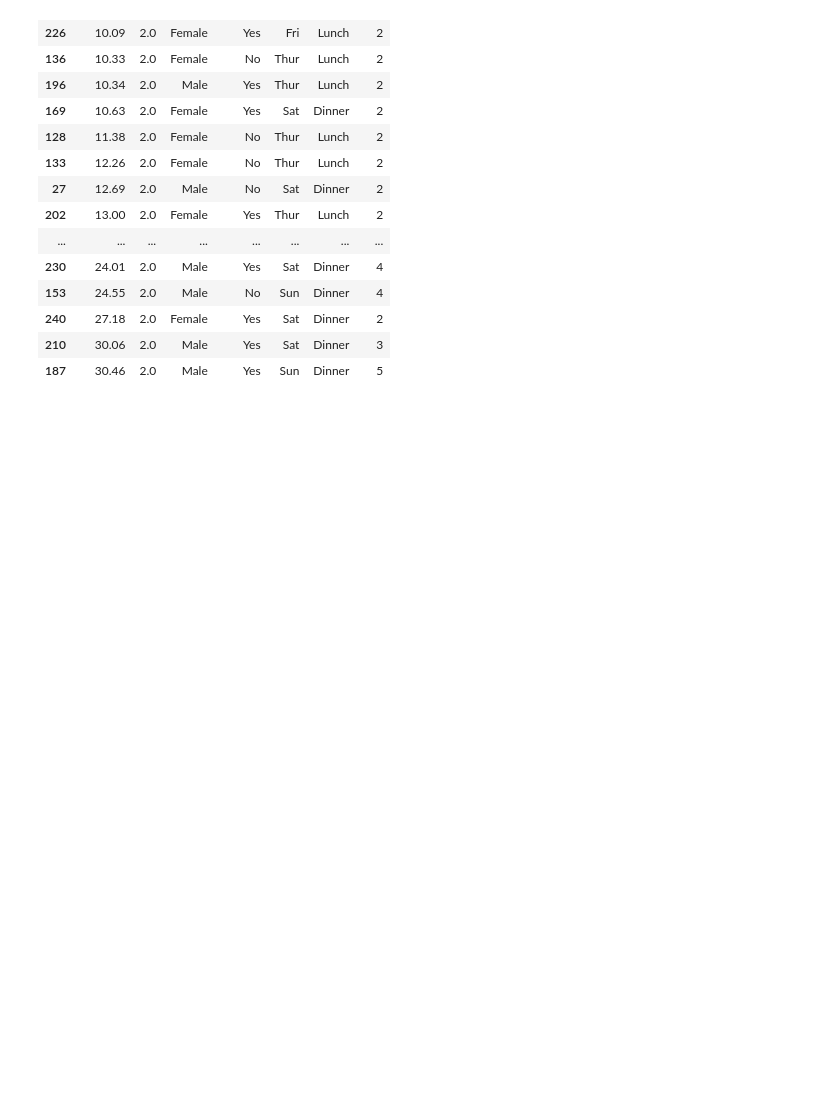
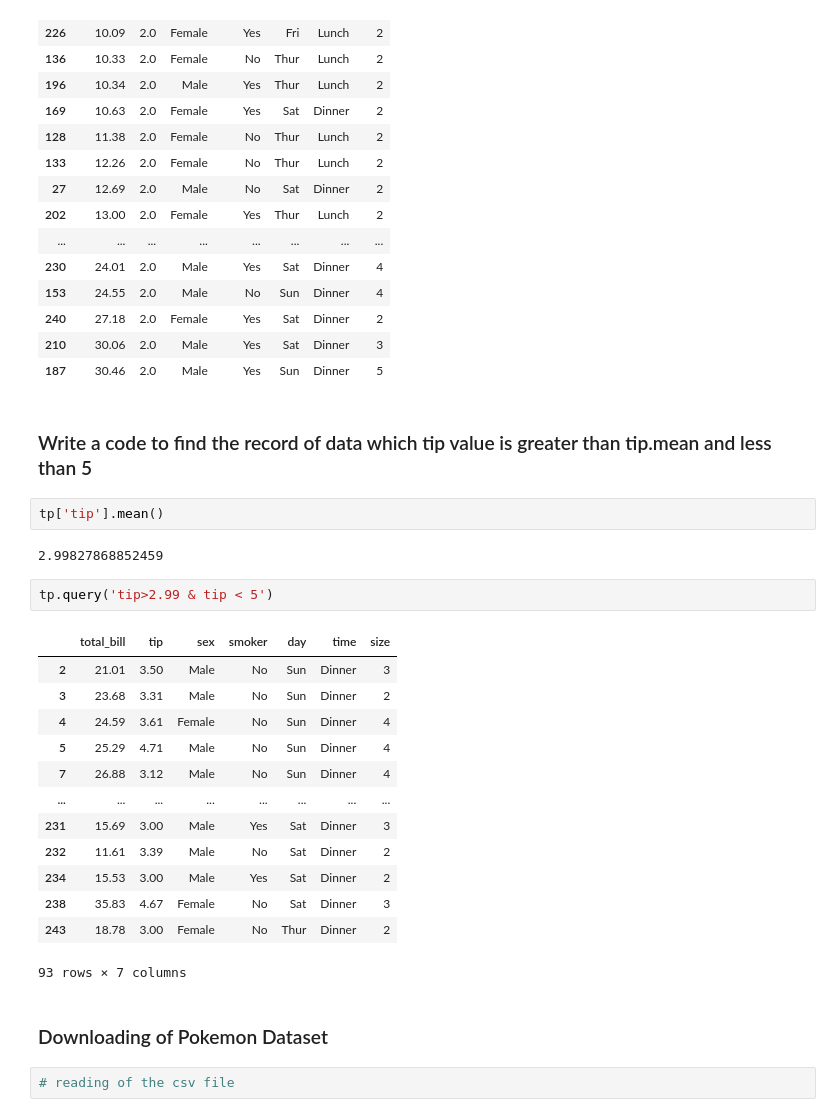
Before and after one commit to Templar121/Advanced-ML-with-Python, a Jupyter notebook: DAY 2/Seaborn + Pandas.ipynb, the cells around one changed output. Cells and saved outputs as stored; diff of their text form; blank space fills up the shorter version.

```diff
--- a/DAY 2/Seaborn + Pandas.ipynb
+++ b/DAY 2/Seaborn + Pandas.ipynb
@@ -631,3 +631,29 @@ tp.query('tip == 2').sort_values(by = 'total_bill')
 | 240 | 27.18 | 2.0 | Female | Yes | Sat | Dinner | 2 |
 | 210 | 30.06 | 2.0 | Male | Yes | Sat | Dinner | 3 |
 | 187 | 30.46 | 2.0 | Male | Yes | Sun | Dinner | 5 |
+# %% [markdown]
+### Write a code to find the record of data which tip value is greater than tip.mean and less than 5
+# %%
+tp['tip'].mean()
+# %% [output]
+2.99827868852459
+# %%
+tp.query('tip>2.99 & tip < 5')
+# %% [output]
+|  | total_bill | tip | sex | smoker | day | time | size |
+| 2 | 21.01 | 3.50 | Male | No | Sun | Dinner | 3 |
+| 3 | 23.68 | 3.31 | Male | No | Sun | Dinner | 2 |
+| 4 | 24.59 | 3.61 | Female | No | Sun | Dinner | 4 |
+| 5 | 25.29 | 4.71 | Male | No | Sun | Dinner | 4 |
+| 7 | 26.88 | 3.12 | Male | No | Sun | Dinner | 4 |
+| ... | ... | ... | ... | ... | ... | ... | ... |
+| 231 | 15.69 | 3.00 | Male | Yes | Sat | Dinner | 3 |
+| 232 | 11.61 | 3.39 | Male | No | Sat | Dinner | 2 |
+| 234 | 15.53 | 3.00 | Male | Yes | Sat | Dinner | 2 |
+| 238 | 35.83 | 4.67 | Female | No | Sat | Dinner | 3 |
+| 243 | 18.78 | 3.00 | Female | No | Thur | Dinner | 2 |
+93 rows × 7 columns
+# %% [markdown]
+### Downloading of Pokemon Dataset
+# %%
+# reading of the csv file
```
Also changed, not shown: parts of 12 cells of this notebook.
